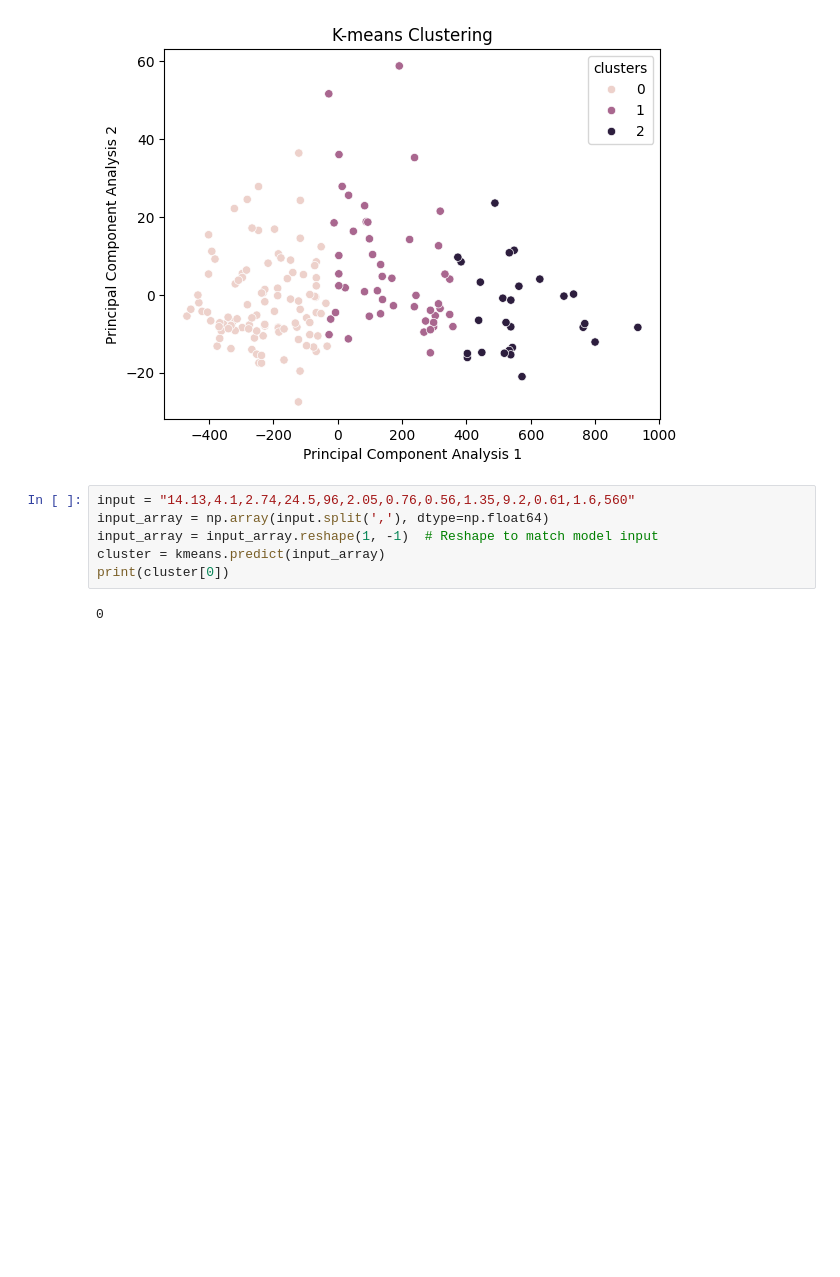
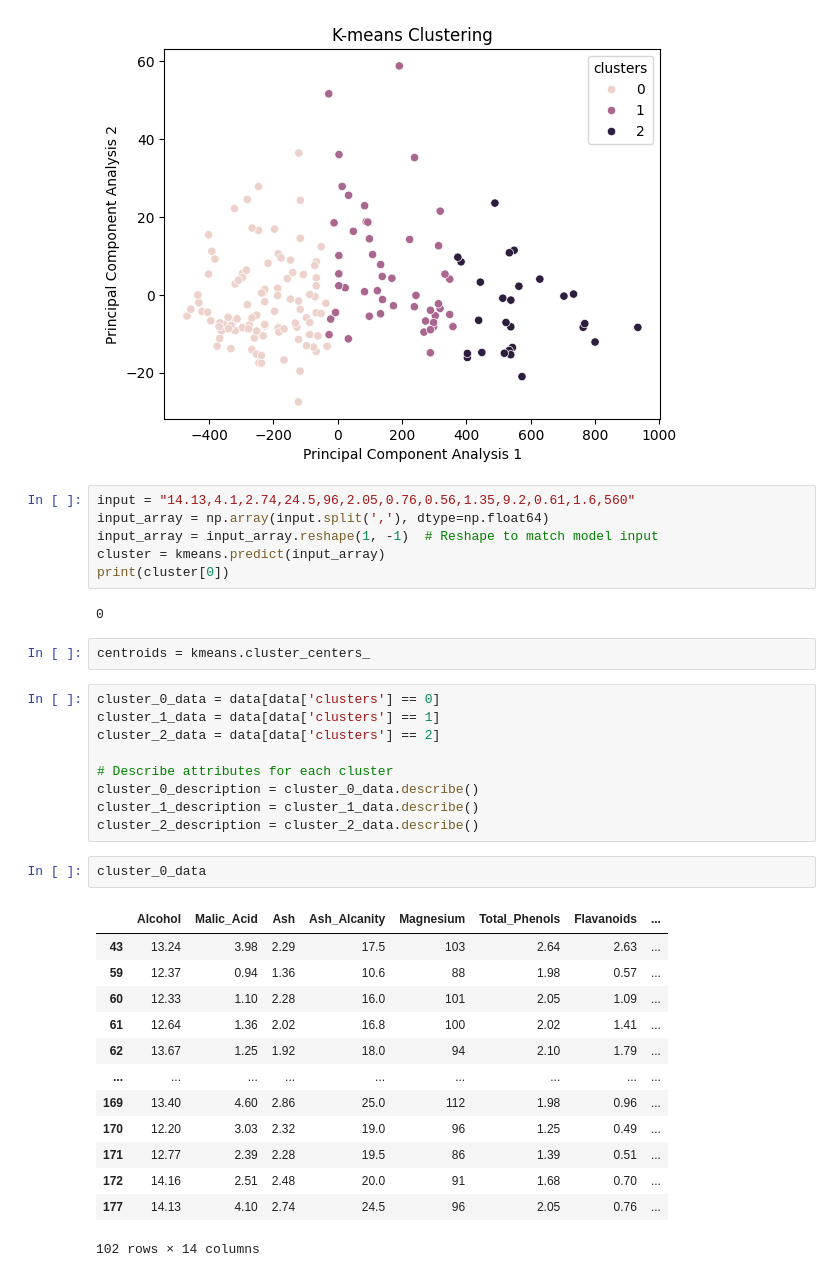
Before and after one commit to JethroBaring/clustering-kmeans, a Jupyter notebook: main.ipynb, the cells around one changed output. Drawn from its saved outputs; the diff is of its cells as text; blank space fills up the shorter version.

```diff
--- a/main.ipynb
+++ b/main.ipynb
@@ -46,3 +46,30 @@ cluster = kmeans.predict(input_array)
 print(cluster[0])
 # %% [output]
 0
+# %%
+centroids = kmeans.cluster_centers_
+# %%
+cluster_0_data = data[data['clusters'] == 0]
+cluster_1_data = data[data['clusters'] == 1]
+cluster_2_data = data[data['clusters'] == 2]
+
+# Describe attributes for each cluster
+cluster_0_description = cluster_0_data.describe()
+cluster_1_description = cluster_1_data.describe()
+cluster_2_description = cluster_2_data.describe()
+# %%
+cluster_0_data
+# %% [output]
+|  | Alcohol | Malic_Acid | Ash | Ash_Alcanity | Magnesium | Total_Phenols | Flavanoids | ... |
+| 43 | 13.24 | 3.98 | 2.29 | 17.5 | 103 | 2.64 | 2.63 | ... |
+| 59 | 12.37 | 0.94 | 1.36 | 10.6 | 88 | 1.98 | 0.57 | ... |
+| 60 | 12.33 | 1.10 | 2.28 | 16.0 | 101 | 2.05 | 1.09 | ... |
+| 61 | 12.64 | 1.36 | 2.02 | 16.8 | 100 | 2.02 | 1.41 | ... |
+| 62 | 13.67 | 1.25 | 1.92 | 18.0 | 94 | 2.10 | 1.79 | ... |
+| ... | ... | ... | ... | ... | ... | ... | ... | ... |
+| 169 | 13.40 | 4.60 | 2.86 | 25.0 | 112 | 1.98 | 0.96 | ... |
+| 170 | 12.20 | 3.03 | 2.32 | 19.0 | 96 | 1.25 | 0.49 | ... |
+| 171 | 12.77 | 2.39 | 2.28 | 19.5 | 86 | 1.39 | 0.51 | ... |
+| 172 | 14.16 | 2.51 | 2.48 | 20.0 | 91 | 1.68 | 0.70 | ... |
+| 177 | 14.13 | 4.10 | 2.74 | 24.5 | 96 | 2.05 | 0.76 | ... |
+102 rows × 14 columns
```
Also changed, not shown: 1 other file.
